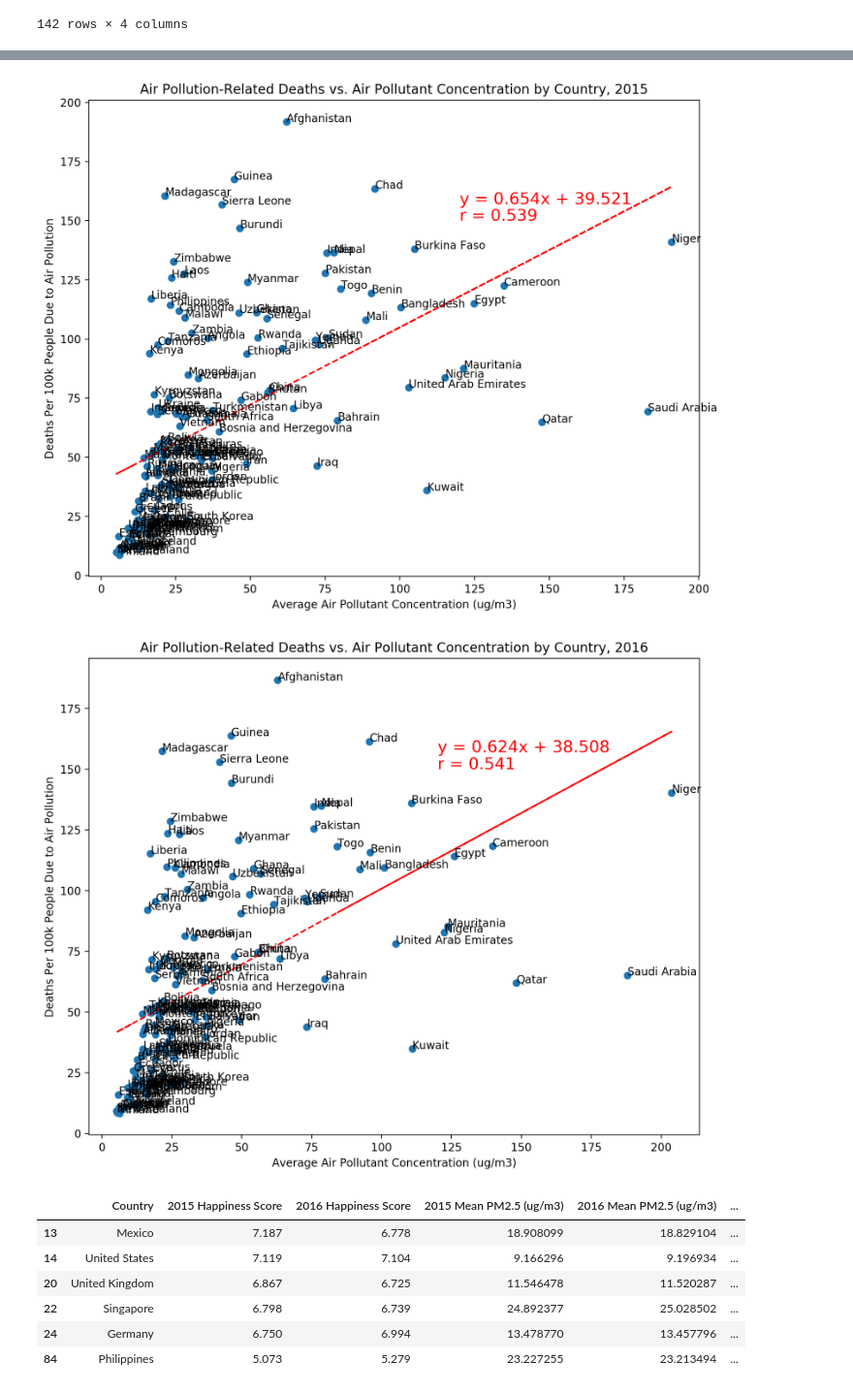
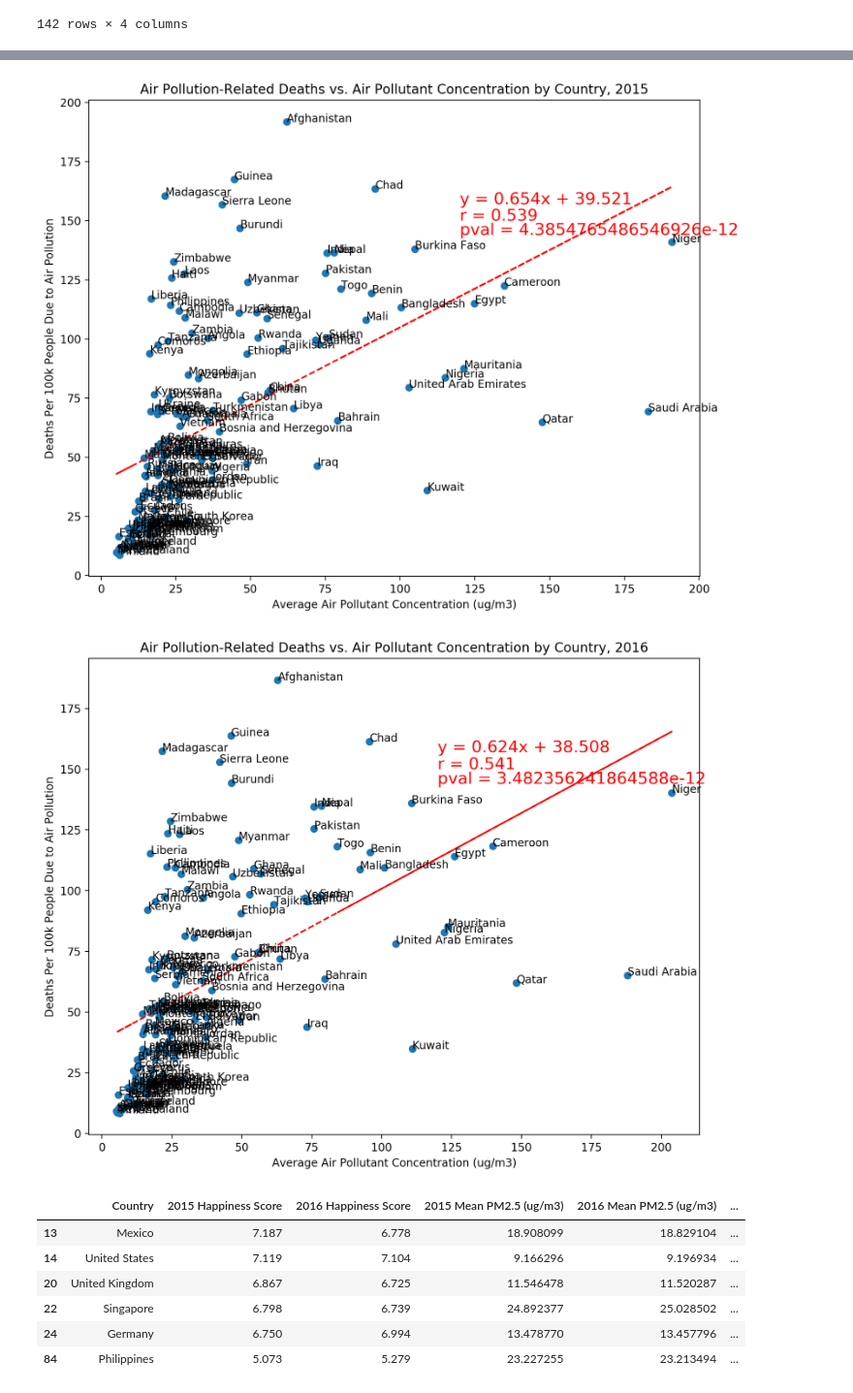
Before and after one commit to jaysueno/Group_Good_Guys, a Jupyter notebook: jason_folder/air_pollutants.ipynb, the cells around one changed output, grey strips where cells are left out. Shown at 97% size. Drawn from its saved outputs; the diff is of its cells as text; code cells hidden in the pictures.

```diff
--- a/jason_folder/air_pollutants.ipynb
+++ b/jason_folder/air_pollutants.ipynb
@@ -251,26 +244,27 @@ air_contam_happiness_scores_df2
 # %%
 plt.figure(figsize = (10, 8), dpi = 200)
 plt.scatter(air_contam_happiness_scores_df2['2015 Mean PM2.5 (ug/m3)'], air_contam_happiness_scores_df2['2015 Air Pollution Deaths Per 100k'])
 x_axis = air_contam_happiness_scores_df2['2015 Mean PM2.5 (ug/m3)']
 y_axis = air_contam_happiness_scores_df2['2015 Air Pollution Deaths Per 100k']
 slope, y_int, r, pval, stderr = linregress(x_axis, y_axis)
 regress_fit = slope * x_axis + y_int
 plt.plot(x_axis, regress_fit, '--', color = 'red')
 line_eq = 'y = ' + str(round(slope, 3)) + 'x + ' + str(round(y_int, 3))
 plt.annotate(line_eq, (120, 157), fontsize=15,color="red")
 plt.annotate(f'r = {r:.3f}', (120, 150), fontsize=15,color="red")
+plt.annotate(f'pval = {pval}', (120, 144), fontsize=15,color="red")
 plt.xlabel("Average Air Pollutant Concentration (ug/m3)")
 plt.ylabel("Deaths Per 100k People Due to Air Pollution")
 plt.title("Air Pollution-Related Deaths vs. Air Pollutant Concentration by Country, 2015")
 
 # print(pearsonr(x_axis, y_axis))
 for index, row in air_contam_happiness_scores_df2.iterrows():
     plt.annotate(row['Country'], (row['2015 Mean PM2.5 (ug/m3)'], row['2015 Air Pollution Deaths Per 100k']))
 
 plt.savefig("2015 Deaths and Air Pollutants.png")
 plt.show()
 # %% [output]
-[figure, old version]
+[figure, new version]
 # %%
 plt.figure(figsize = (10, 8), dpi = 200)
 plt.scatter(air_contam_happiness_scores_df2['2016 Mean PM2.5 (ug/m3)'], air_contam_happiness_scores_df2['2016 Air Pollution Deaths Per 100k'])
@@ -282,6 +276,7 @@ plt.plot(x_axis, regress_fit, '--', color = 'red')
 line_eq = 'y = ' + str(round(slope, 3)) + 'x + ' + str(round(y_int, 3))
 plt.annotate(line_eq, (120, 157), fontsize=15,color="red")
 plt.annotate(f'r = {r:.3f}', (120, 150), fontsize=15,color="red")
+plt.annotate(f'pval = {pval}', (120, 144), fontsize=15,color="red")
 plt.xlabel("Average Air Pollutant Concentration (ug/m3)")
 plt.ylabel("Deaths Per 100k People Due to Air Pollution")
 plt.title("Air Pollution-Related Deaths vs. Air Pollutant Concentration by Country, 2016")
@@ -293,7 +288,7 @@ for index, row in air_contam_happiness_scores_df2.iterrows():
 plt.savefig("2016 Deaths and Air Pollutants.png")
 plt.show()
 # %% [output]
-[figure, old version]
+[figure, new version]
 # %%
 # Create a dataframe with just the US, UK, Germany, Mexico, Philippines, Singapore
 air_contam_happiness_scores_df2[(air_contam_happiness_scores_df2["Country"] == "United States") | (air_contam_happiness_scores_df2["Country"] == "United Kingdom") | (air_contam_happiness_scores_df2["Country"] == "Germany") | (air_contam_happiness_scores_df2["Country"] == "Mexico") | (air_contam_happiness_scores_df2["Country"] == "Philippines") | (air_contam_happiness_scores_df2["Country"] == "Singapore")]
```
Also changed, not shown: parts of 6 cells of this notebook, 7 other files.
